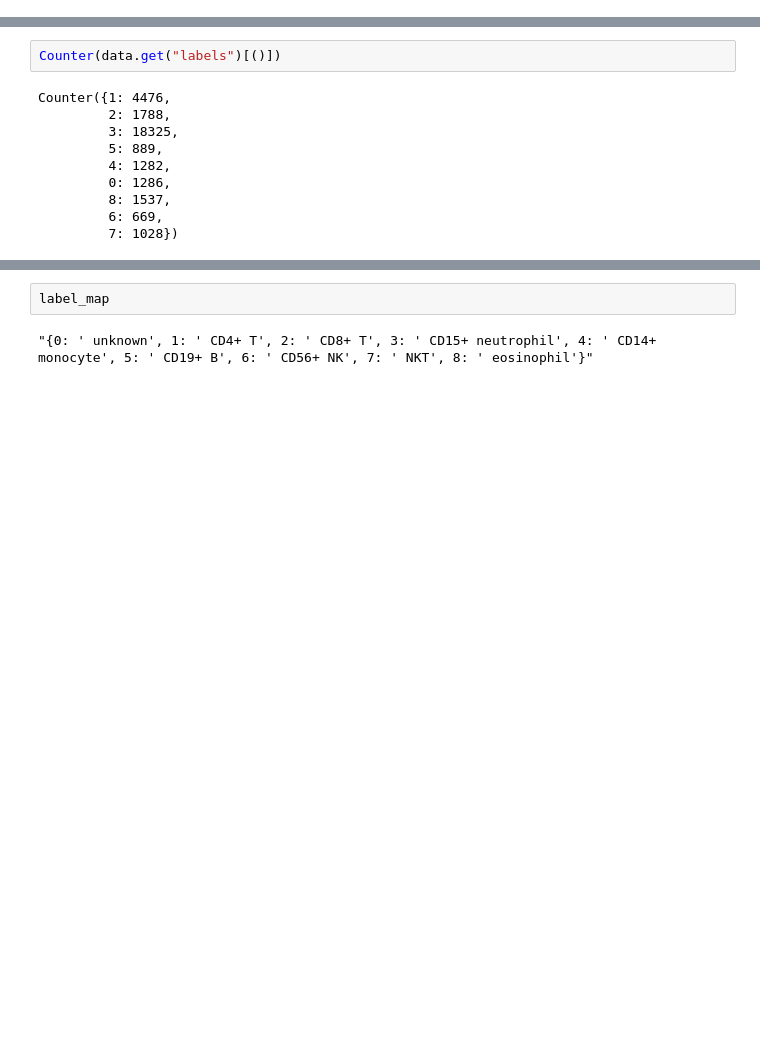
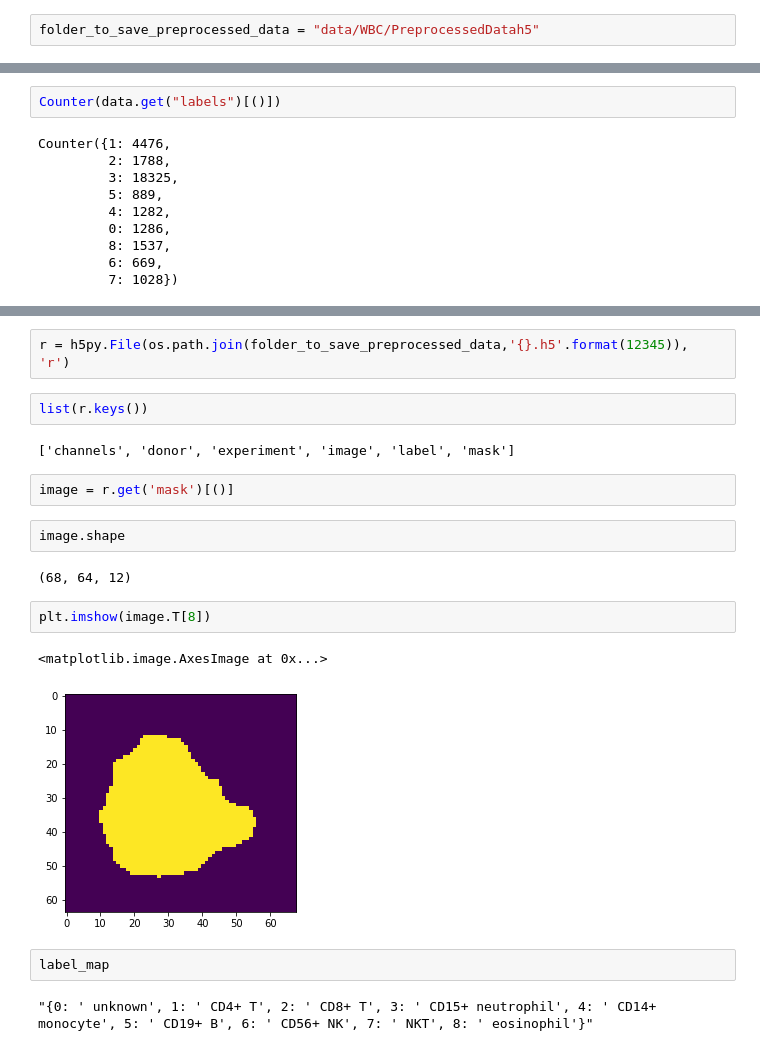
Before and after one commit to aliechoes/interpretable-multichannel-image-analysis, a Jupyter notebook: deep_learning.ipynb, the cells around one changed output, grey strips where cells are left out. Saved outputs shown, nothing was run; the diff lists cells and outputs as text; blank space fills up the shorter version.

```diff
--- a/deep_learning.ipynb
+++ b/deep_learning.ipynb
@@ -35,6 +38,8 @@ num_epochs = 10
 device
 # %% [output]
 device(type='cuda', index=0)
+# %%
+folder_to_save_preprocessed_data = "data/WBC/PreprocessedDatah5"
 # %% [markdown]
 this limitation is particular to the current implementation and essentially because intermediate activations for both baselines and inputs need to be stored in the forward pass and used to override the gradient in the backward pass. Currently, those activations are stored as (temporary) attributes on the corresponding modules themselves, so a reused activation causes overwriting the stored temporary attributes. (A similar issue also indirectly affects layer and neuron attribution methods in Captum, they always attribute with respect to the last execution of a reused module.)
 
@@ -61,3 +91,20 @@ Counter({1: 4476,
+# %%
+r = h5py.File(os.path.join(folder_to_save_preprocessed_data,'{}.h5'.format(12345)), 'r')
+# %%
+list(r.keys())
+# %% [output]
+['channels', 'donor', 'experiment', 'image', 'label', 'mask']
+# %%
+image = r.get('mask')[()]
+# %%
+image.shape
+# %% [output]
+(68, 64, 12)
+# %%
+plt.imshow(image.T[8])
+# %% [output]
+<matplotlib.image.AxesImage at 0x...>
+[figure, added]
 # %%
 label_map
 # %% [output]
```
Also changed, not shown: parts of 15 cells of this notebook, 5 other files.
